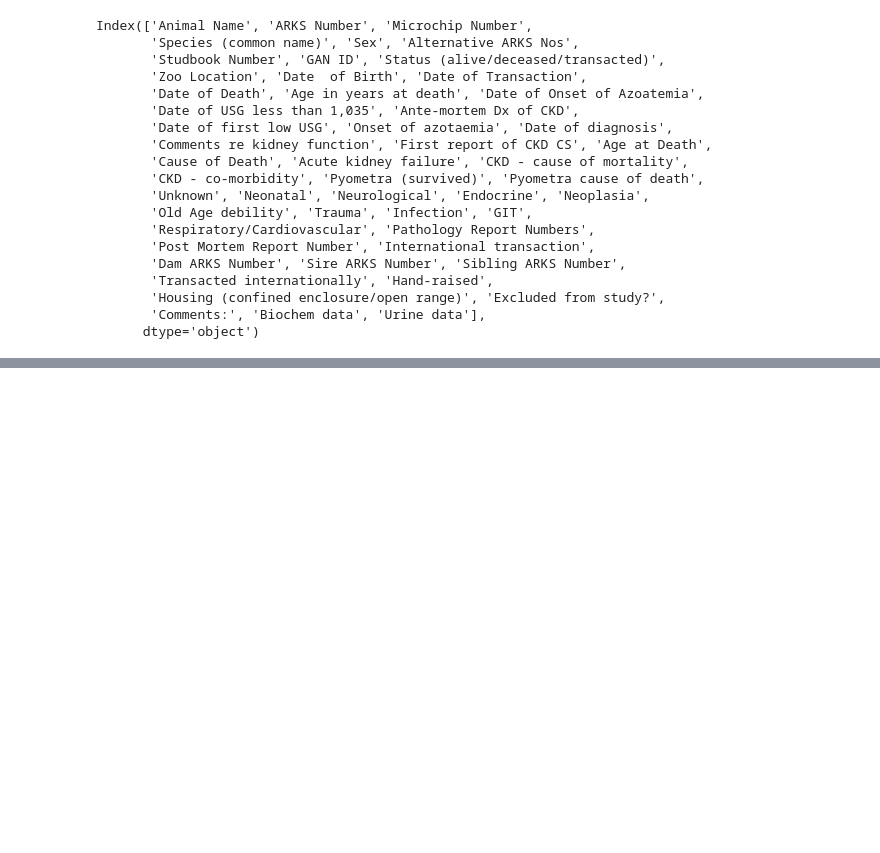
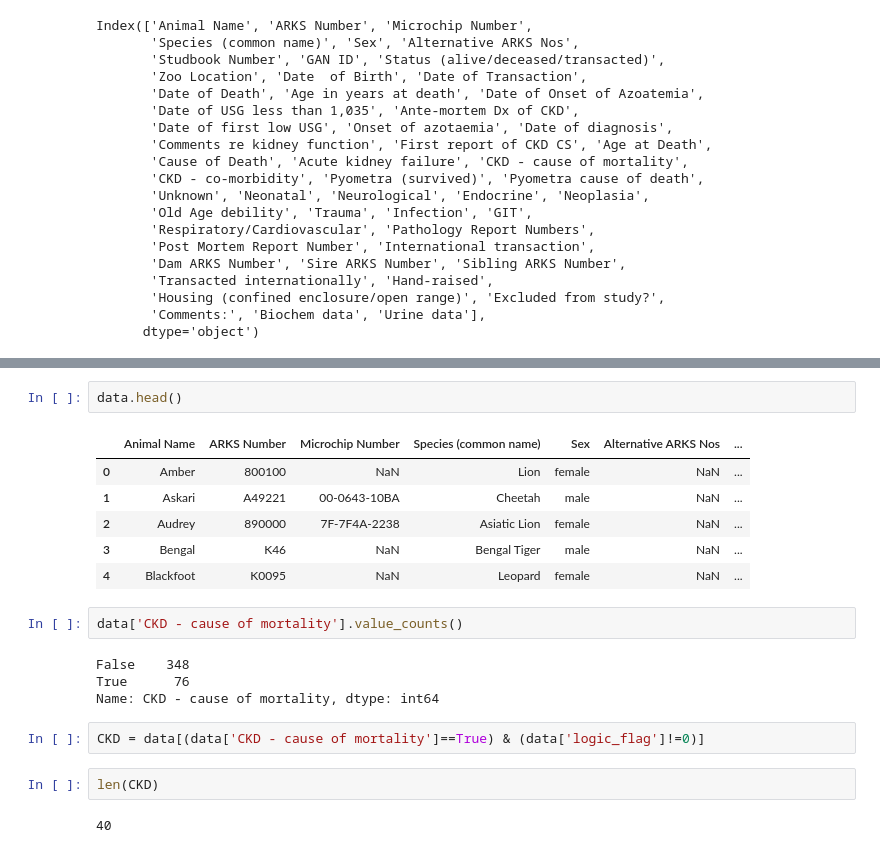
Before and after one commit to ruthpearson/CatHack, a Jupyter notebook: big_cats/GROUP_explore_prevalence_included_felids.ipynb, the cells around one changed output, grey strips where cells are left out. Cells and saved outputs as stored; diff of their text form; blank space fills up the shorter version.

```diff
--- a/big_cats/GROUP_explore_prevalence_included_felids.ipynb
+++ b/big_cats/GROUP_explore_prevalence_included_felids.ipynb
@@ -35,0 +117,21 @@ Index(['Animal Name', 'ARKS Number', 'Microchip Number',
+# %%
+data.head()
+# %% [output]
+|  | Animal Name | ARKS Number | Microchip Number | Species (common name) | Sex | Alternative ARKS Nos | ... |
+| 0 | Amber | 800100 | NaN | Lion | female | NaN | ... |
+| 1 | Askari | A49221 | 00-0643-10BA | Cheetah | male | NaN | ... |
+| 2 | Audrey | 890000 | 7F-7F4A-2238 | Asiatic Lion | female | NaN | ... |
+| 3 | Bengal | K46 | NaN | Bengal Tiger | male | NaN | ... |
+| 4 | Blackfoot | K0095 | NaN | Leopard | female | NaN | ... |
+# %%
+data['CKD - cause of mortality'].value_counts()
+# %% [output]
+False    348
+True      76
+Name: CKD - cause of mortality, dtype: int64
+# %%
+CKD = data[(data['CKD - cause of mortality']==True) & (data['logic_flag']!=0)]
+# %%
+len(CKD)
+# %% [output]
+40
```
Also changed, not shown: parts of 23 cells of this notebook, 1 other file.
